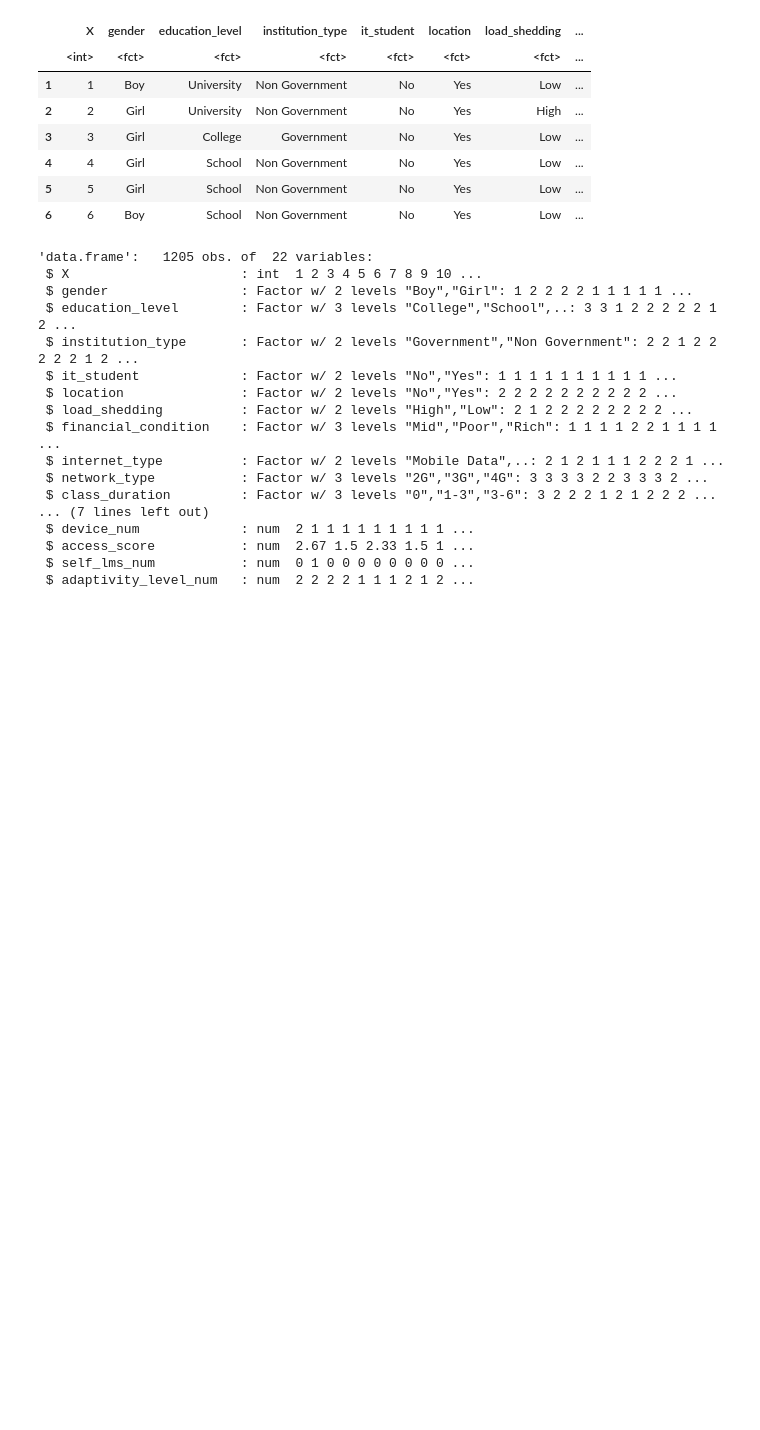
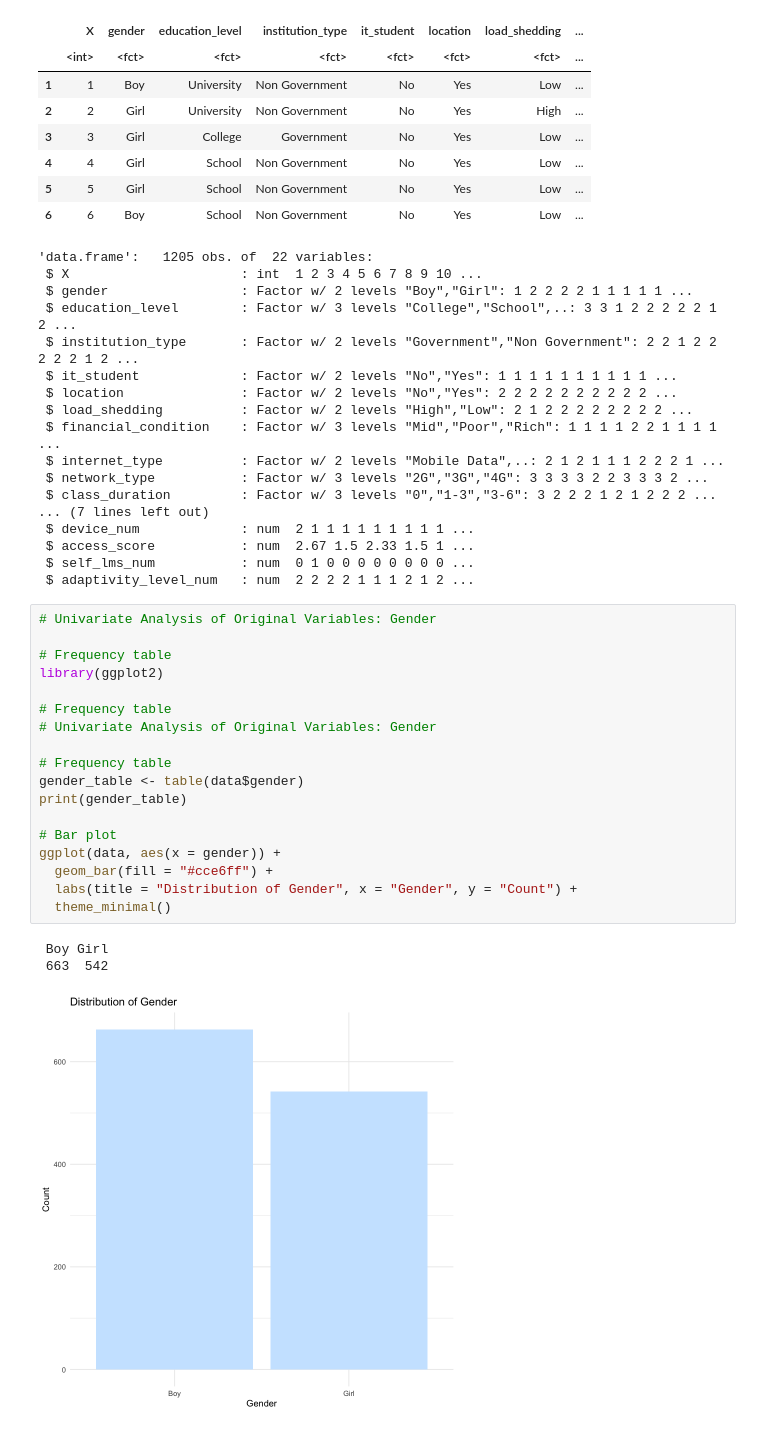
Before and after one commit to imperionite/insighted, a Jupyter notebook: EDA.ipynb, the cells around one changed output. Cells and saved outputs as stored; diff of their text form; blank space fills up the shorter version.

```diff
--- a/EDA.ipynb
+++ b/EDA.ipynb
@@ -179,3 +119,25 @@ A data.frame: 6 × 22
  $ access_score           : num  2.67 1.5 2.33 1.5 1 ...
  $ self_lms_num           : num  0 1 0 0 0 0 0 0 0 0 ...
  $ adaptivity_level_num   : num  2 2 2 2 1 1 1 2 1 2 ...
+# %%
+# Univariate Analysis of Original Variables: Gender
+
+# Frequency table
+library(ggplot2)
+
+# Frequency table
+# Univariate Analysis of Original Variables: Gender
+
+# Frequency table
+gender_table <- table(data$gender)
+print(gender_table)
+
+# Bar plot
+ggplot(data, aes(x = gender)) +
+  geom_bar(fill = "#cce6ff") +
+  labs(title = "Distribution of Gender", x = "Gender", y = "Count") +
+  theme_minimal()
+# %% [output]
+ Boy Girl
+ 663  542
+[figure, added]
```
Also changed, not shown: parts of 20 cells of this notebook, 2 other files.
